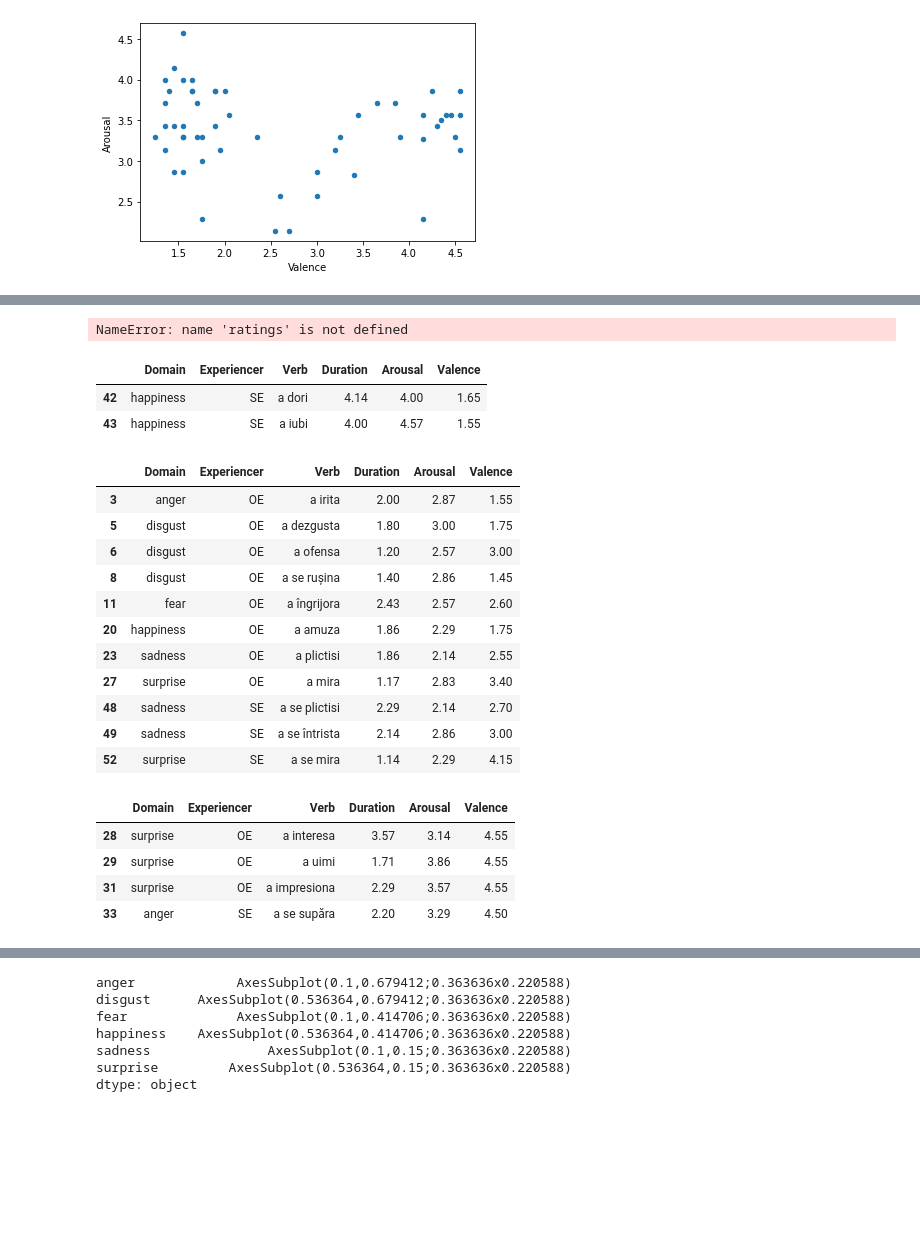
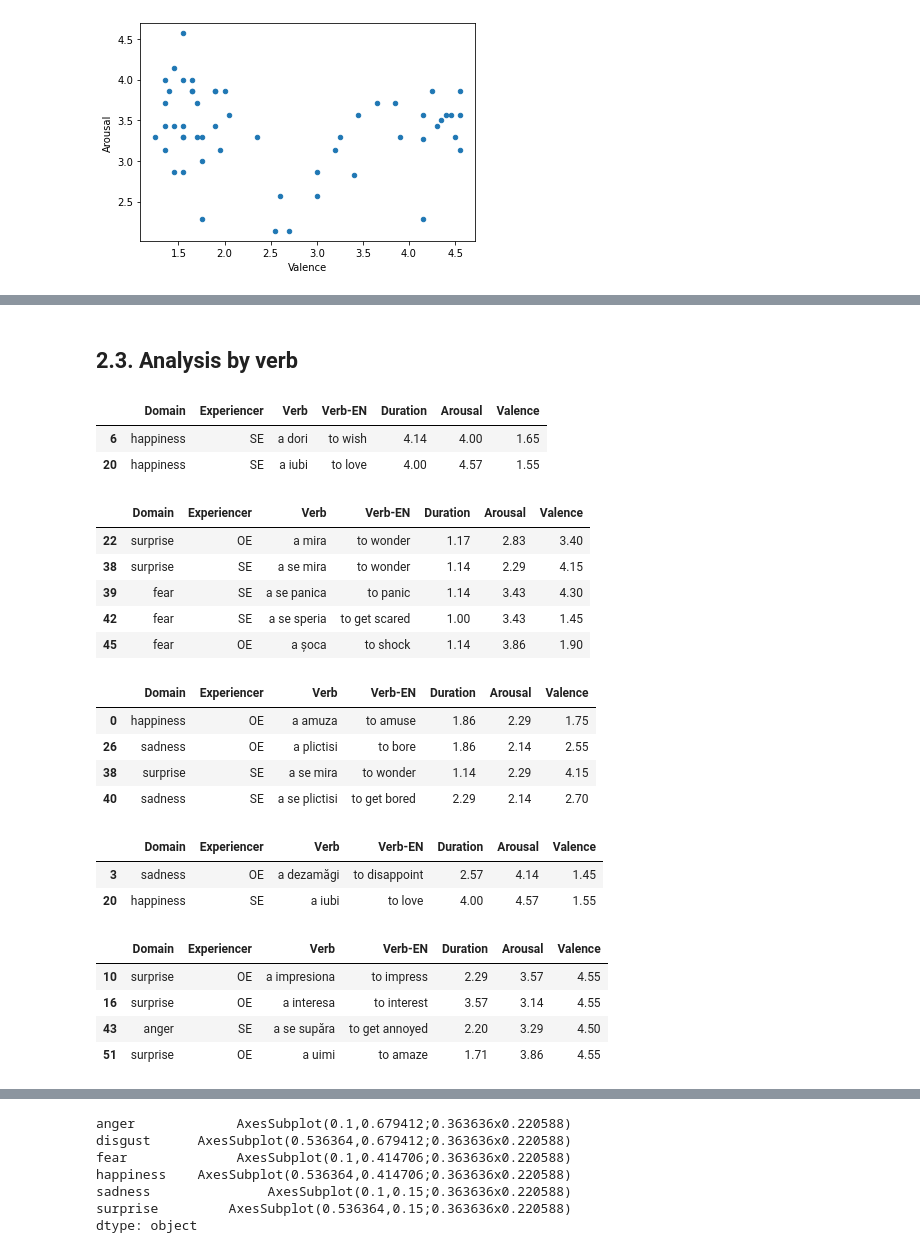
Before and after one commit to lorenanda/psych-verbs, a Jupyter notebook: psych-verbs.ipynb, the cells around one changed output, grey strips where cells are left out. Drawn from its saved outputs; the diff is of its cells as text; code cells hidden in the pictures; blank space fills up the shorter version.

```diff
--- a/psych-verbs.ipynb
+++ b/psych-verbs.ipynb
@@ -51,0 +28,3 @@ df
+# %%
+df = pd.read_csv("psychverbs.csv")
+df.head()
@@ -253,46 +257,44 @@ df.plot.scatter(x='Valence', y='Arousal')
-# %%
-import matplotlib.pyplot as plt
-
-plt.imshow(ratings.corr(), cmap=plt.cm.Blues, interpolation='nearest')
-plt.colorbar()
-tick_marks = [i for i in range(len(ratings.columns))]
-plt.xticks(tick_marks, ratings.columns, rotation='vertical')
-plt.yticks(tick_marks, ratings.columns)
-
-plt.show()
-
-# There is a weak correlation between Duration and Arousal.
-# %% [output]
-NameError: name 'ratings' is not defined
+# %% [markdown]
+## 2.3. Analysis by verb
 # %%
 #select the verbs with the longest duration
 df[df.Duration >= 4]
 # %% [output]
-|  | Domain | Experiencer | Verb | Duration | Arousal | Valence |
-| 42 | happiness | SE | a dori | 4.14 | 4.00 | 1.65 |
-| 43 | happiness | SE | a iubi | 4.00 | 4.57 | 1.55 |
+|  | Domain | Experiencer | Verb | Verb-EN | Duration | Arousal | Valence |
+| 6 | happiness | SE | a dori | to wish | 4.14 | 4.00 | 1.65 |
+| 20 | happiness | SE | a iubi | to love | 4.00 | 4.57 | 1.55 |
+# %%
+# verbs with shortest duration
+df[df.Duration < 1.2]
+# %% [output]
+|  | Domain | Experiencer | Verb | Verb-EN | Duration | Arousal | Valence |
+| 22 | surprise | OE | a mira | to wonder | 1.17 | 2.83 | 3.40 |
+| 38 | surprise | SE | a se mira | to wonder | 1.14 | 2.29 | 4.15 |
+| 39 | fear | SE | a se panica | to panic | 1.14 | 3.43 | 4.30 |
+| 42 | fear | SE | a se speria | to get scared | 1.00 | 3.43 | 1.45 |
+| 45 | fear | OE | a șoca | to shock | 1.14 | 3.86 | 1.90 |
+# %%
+# verbs with the lowest arousal
+df[df.Arousal < 2.5]
+# %% [output]
+|  | Domain | Experiencer | Verb | Verb-EN | Duration | Arousal | Valence |
+| 0 | happiness | OE | a amuza | to amuse | 1.86 | 2.29 | 1.75 |
+| 26 | sadness | OE | a plictisi | to bore | 1.86 | 2.14 | 2.55 |
+| 38 | surprise | SE | a se mira | to wonder | 1.14 | 2.29 | 4.15 |
+| 40 | sadness | SE | a se plictisi | to get bored | 2.29 | 2.14 | 2.70 |
 # %%
-#select the verbs that have an arousal below= 3
-df[df.Arousal <= 3]
+# verbs with the highest arousal
+df[df.Arousal > 4]
 # %% [output]
-|  | Domain | Experiencer | Verb | Duration | Arousal | Valence |
-| 3 | anger | OE | a irita | 2.00 | 2.87 | 1.55 |
-| 5 | disgust | OE | a dezgusta | 1.80 | 3.00 | 1.75 |
-| 6 | disgust | OE | a ofensa | 1.20 | 2.57 | 3.00 |
-| 8 | disgust | OE | a se rușina | 1.40 | 2.86 | 1.45 |
-| 11 | fear | OE | a îngrijora | 2.43 | 2.57 | 2.60 |
-| 20 | happiness | OE | a amuza | 1.86 | 2.29 | 1.75 |
-| 23 | sadness | OE | a plictisi | 1.86 | 2.14 | 2.55 |
-| 27 | surprise | OE | a mira | 1.17 | 2.83 | 3.40 |
-| 48 | sadness | SE | a se plictisi | 2.29 | 2.14 | 2.70 |
-| 49 | sadness | SE | a se întrista | 2.14 | 2.86 | 3.00 |
-| 52 | surprise | SE | a se mira | 1.14 | 2.29 | 4.15 |
+|  | Domain | Experiencer | Verb | Verb-EN | Duration | Arousal | Valence |
+| 3 | sadness | OE | a dezamăgi | to disappoint | 2.57 | 4.14 | 1.45 |
+| 20 | happiness | SE | a iubi | to love | 4.00 | 4.57 | 1.55 |
 # %%
 #select the most positive verbs
 df[df.Valence >= 4.5]
 # %% [output]
-|  | Domain | Experiencer | Verb | Duration | Arousal | Valence |
-| 28 | surprise | OE | a interesa | 3.57 | 3.14 | 4.55 |
-| 29 | surprise | OE | a uimi | 1.71 | 3.86 | 4.55 |
-| 31 | surprise | OE | a impresiona | 2.29 | 3.57 | 4.55 |
-| 33 | anger | SE | a se supăra | 2.20 | 3.29 | 4.50 |
+|  | Domain | Experiencer | Verb | Verb-EN | Duration | Arousal | Valence |
+| 10 | surprise | OE | a impresiona | to impress | 2.29 | 3.57 | 4.55 |
+| 16 | surprise | OE | a interesa | to interest | 3.57 | 3.14 | 4.55 |
+| 43 | anger | SE | a se supăra | to get annoyed | 2.20 | 3.29 | 4.50 |
+| 51 | surprise | OE | a uimi | to amaze | 1.71 | 3.86 | 4.55 |
```
Also changed, not shown: parts of 43 cells of this notebook, 2 other files.
